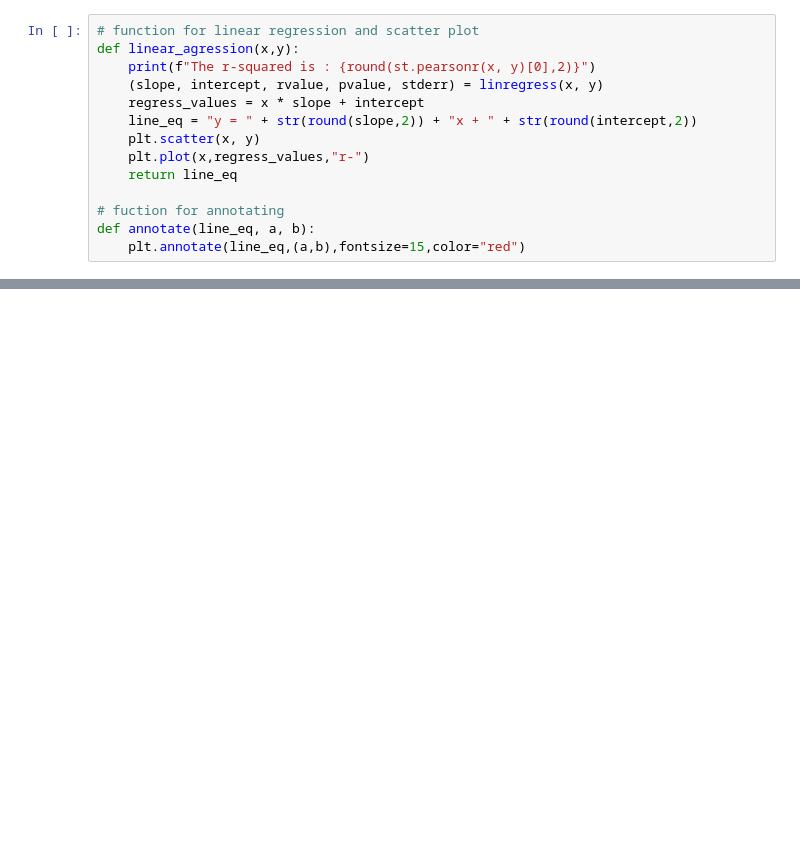
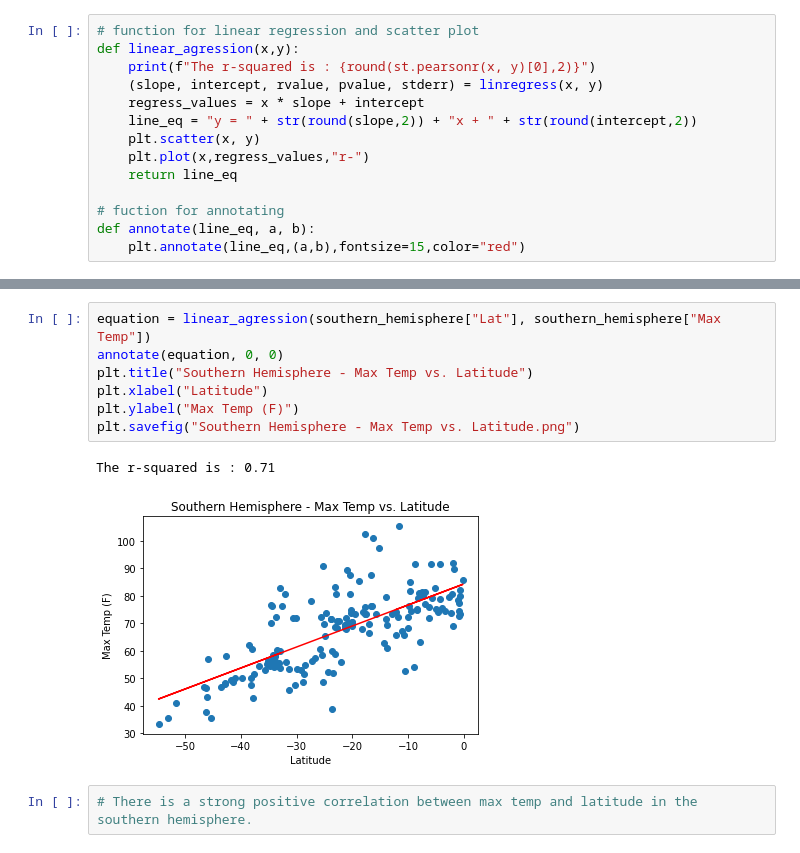
Before and after one commit to bdub99/Geographical-Weather-Analysis, a Jupyter notebook: WeatherPy/weather.ipynb, the cells around one changed output, grey strips where cells are left out. Drawn from its saved outputs; the diff is of its cells as text; blank space fills up the shorter version.

```diff
--- a/WeatherPy/weather.ipynb
+++ b/WeatherPy/weather.ipynb
@@ -224,0 +237,12 @@ def annotate(line_eq, a, b):
+# %%
+equation = linear_agression(southern_hemisphere["Lat"], southern_hemisphere["Max Temp"])
+annotate(equation, 0, 0)
+plt.title("Southern Hemisphere - Max Temp vs. Latitude")
+plt.xlabel("Latitude")
+plt.ylabel("Max Temp (F)")
+plt.savefig("Southern Hemisphere - Max Temp vs. Latitude.png")
+# %% [output]
+The r-squared is : 0.71
+[figure, added]
+# %%
+# There is a strong positive correlation between max temp and latitude in the southern hemisphere.
```
Also changed, not shown: parts of 22 cells of this notebook.
